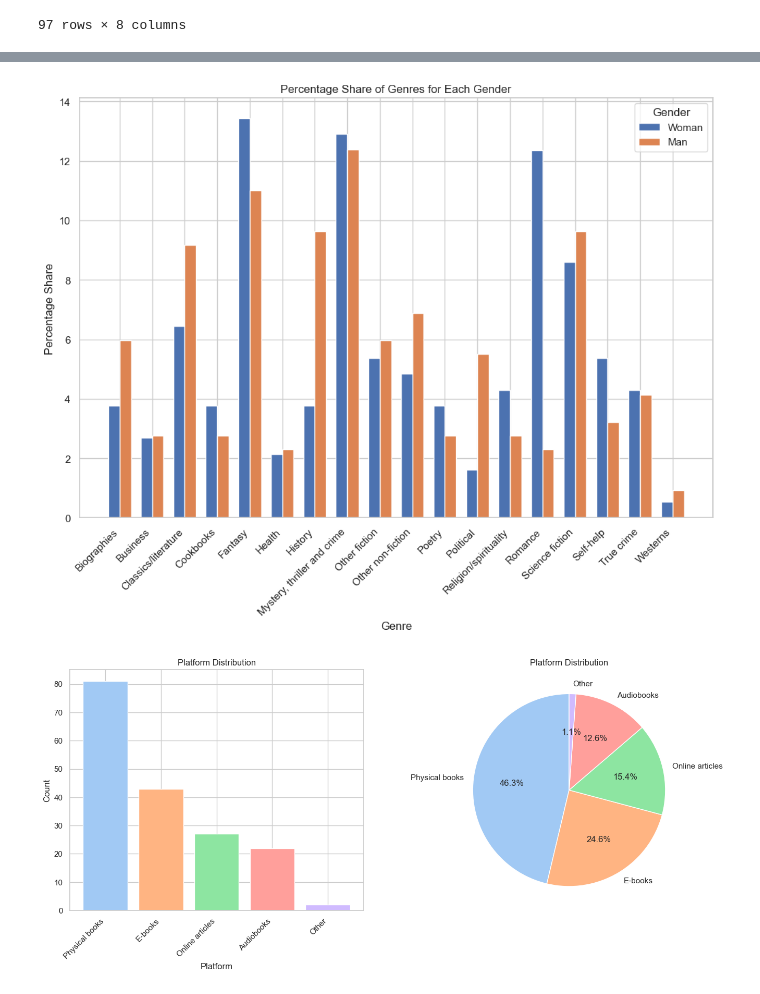
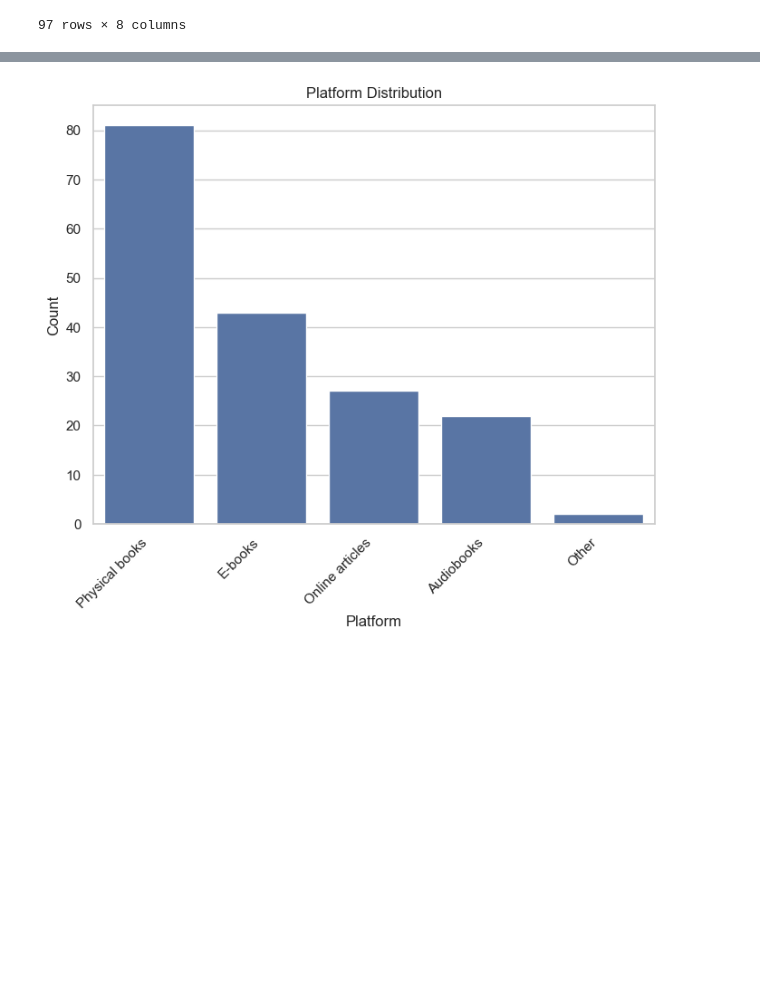
Before and after one commit to csteinmann/book_recommendation, a Jupyter notebook: results/demographic_analysis.ipynb, the cells around one changed output, grey strips where cells are left out. Drawn from its saved outputs; the diff is of its cells as text; code cells hidden in the pictures; blank space fills up the shorter version.

```diff
--- a/results/demographic_analysis.ipynb
+++ b/results/demographic_analysis.ipynb
@@ -185,98 +166,34 @@ plt.show()
-# %%
-genre_counts = {}
-
-# Iterate over each row in the DataFrame
-for index, row in df.iterrows():
-    # Access the 'gender column' and 'genre column' values for the current row
-    gender = ast.literal_eval(row['gender'])[0]
-    genres = eval(row['genre'])
-
-    # Count genres for the given gender
-    for genre in genres:
-        key = (gender, genre)
-        if key in genre_counts:
-            genre_counts[key] += 1
-        else:
-            genre_counts[key] = 1
-
-# Filter out entries with gender 'I prefer not to say'
-genre_counts = {key: value for key, value in genre_counts.items() if key[0] != 'I prefer not to say'}
-
-# Calculate total counts for each gender
-total_counts = {}
-for (gender, _), count in genre_counts.items():
-    if gender in total_counts:
-        total_counts[gender] += count
-    else:
-        total_counts[gender] = count
-
-# Calculate the percentage share for each genre
-percentage_share = {key: value / total_counts[key[0]] * 100 for key, value in genre_counts.items()}
-
-# Extract unique genders and genres
-genders = list(set(gender for gender, _ in genre_counts.keys()))
-genres = list(set(genre for _, genre in genre_counts.keys()))
-
-# Sort genres alphabetically for better visualization
-genres.sort()
-
-# Creating a grouped bar chart with percentage share
-fig, ax = plt.subplots(figsize=(12, 8))
-bar_width = 0.35
-index = np.arange(len(genres))
-
-for i, gender in enumerate(genders):
-    counts = [percentage_share.get((gender, genre), 0) for genre in genres]
-    plt.bar(index + i * bar_width, counts, bar_width, label=gender)
-
-plt.xlabel('Genre')
-plt.ylabel('Percentage Share')
-plt.title('Percentage Share of Genres for Each Gender')
-plt.xticks(index + bar_width / 2, genres, rotation=45, ha='right')
-plt.legend(title='Gender')
-
-plt.show()
-# %% [output]
-[figure, removed]
 # %%
 platform_count = {}
 
 # Iterate over each row in the DataFrame
 for index, row in df.iterrows():
     # Access the 'reading_platform' value for the current row
     platforms = eval(row['reading_platform'])
 
     # Count platforms
     for platform in platforms:
         if platform in platform_count:
             platform_count[platform] += 1
         else:
             platform_count[platform] = 1
 
 # Sorting platforms by frequency in descending order
 sorted_platform = sorted(platform_count.items(), key=lambda x: x[1], reverse=True)
 
 # Extracting sorted platforms and counts
 platform = [platform[0] for platform in sorted_platform]
 counts = [platform[1] for platform in sorted_platform]
 
-# Use seaborn color palette with matplotlib
-custom_palette = sns.color_palette('pastel')
+# Using Seaborn for plotting
+sns.set(style="whitegrid")
+plt.figure(figsize=(8, 6))
+ax = sns.barplot(x=platform, y=counts)
 
-# Plotting
-fig, axes = plt.subplots(1, 2, figsize=(16, 6))  # 1 row, 2 columns
-
-# Bar chart
-bars = axes[0].bar(platform, counts, color=custom_palette)
-axes[0].set_xlabel('Platform')
-axes[0].set_ylabel('Count')
-axes[0].set_title('Platform Distribution')
-axes[0].set_xticklabels(axes[0].get_xticklabels(), rotation=45, ha='right')  # Set rotation to 45 degrees
-
-# Pie chart
-axes[1].pie(counts, labels=platform, autopct='%1.1f%%', startangle=90, colors=sns.color_palette('pastel'))
-axes[1].set_title('Platform Distribution')
+ax.set(xlabel='Platform', ylabel='Count')
+ax.set_title('Platform Distribution')
+ax.set_xticklabels(ax.get_xticklabels(), rotation=45, ha='right')  # Set rotation to 45 degrees
 
 plt.show()
 # %% [output]
-[figure, old version]
+[figure, new version]
```
Also changed, not shown: parts of 7 cells of this notebook, 12 other files.
